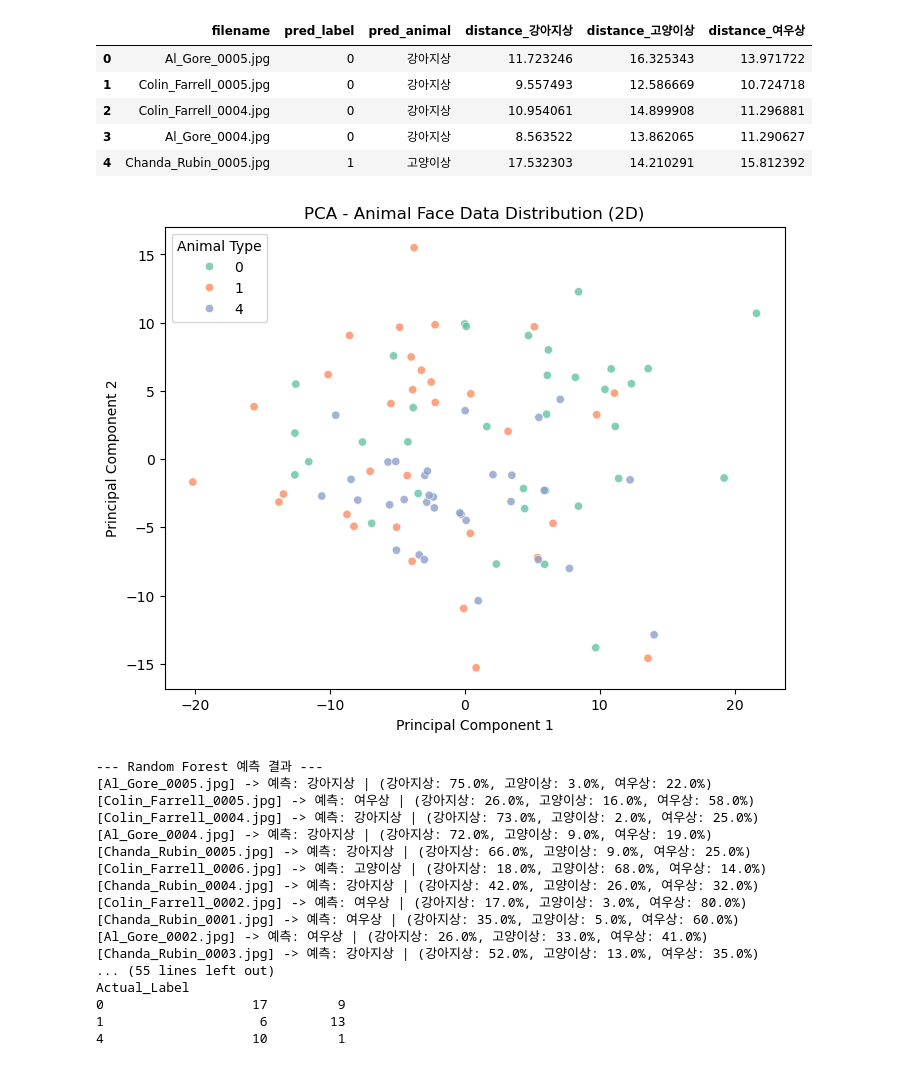
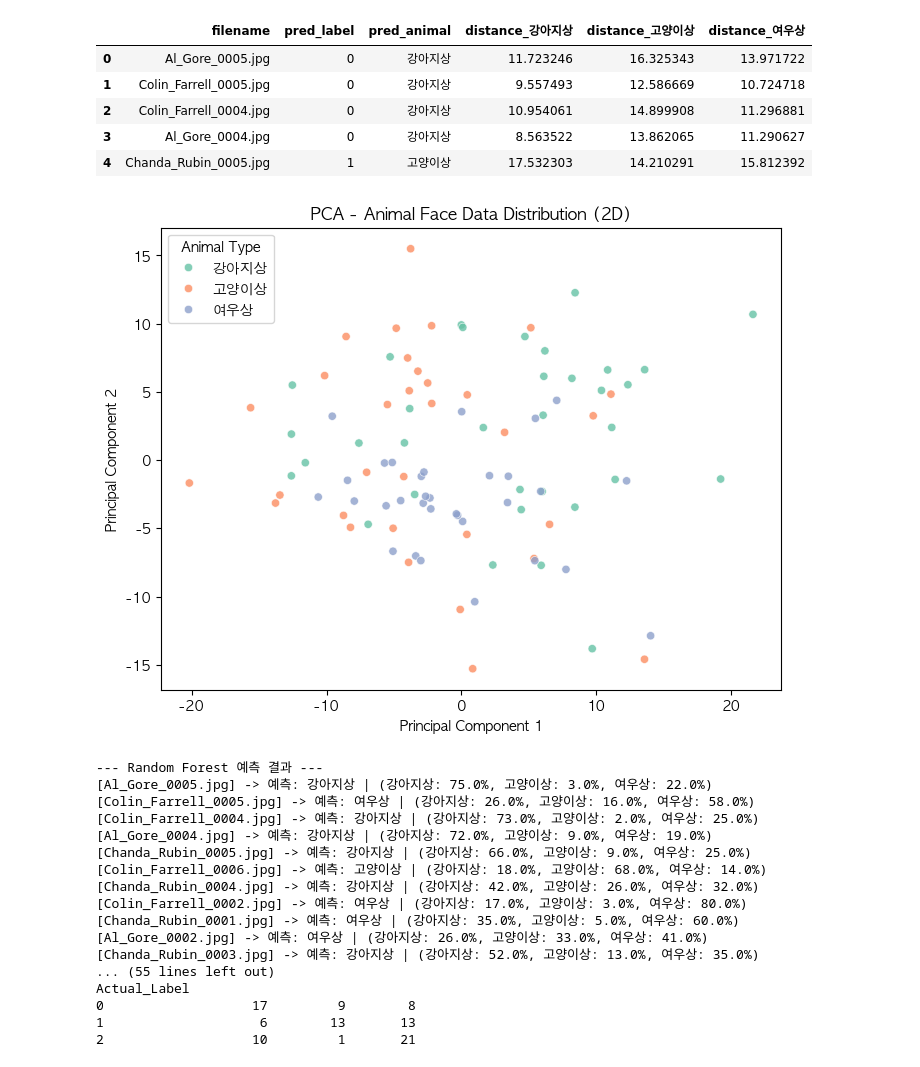
Before and after one commit to HGUSonny/AI_Team5, a Jupyter notebook: Team5.ipynb, the cells around one changed output. Cells and saved outputs as stored; diff of their text form; code cells hidden in the pictures.

```diff
--- a/Team5.ipynb
+++ b/Team5.ipynb
@@ -14,7 +14,7 @@ IMG_SIZE = 64
 LABEL_MAP = {
     "강아지상": 0,
     "고양이상": 1,
-    "여우상": 4
+    "여우상": 2
 }
 
 LABEL_NAME = {value: key for key, value in LABEL_MAP.items()}
@@ -159,9 +159,9 @@ IMG_SIZE = 64
 LABEL_NAME = {
     0: "강아지상",
     1: "고양이상",
-    2: "토끼상",
+    2: "여우상",
     3: "곰상",
-    4: "여우상"
+    4: "토끼상"
 }
 
 DATASET_PATH = Path("./animal_face_dataset.csv")
@@ -318,6 +318,9 @@ from sklearn.cluster import KMeans
 from sklearn.decomposition import PCA
 from sklearn.ensemble import RandomForestClassifier  # 또는 SVM의 SVC
 from sklearn.metrics import classification_report, confusion_matrix
+
+plt.rc('font', family='AppleGothic')
+plt.rcParams['axes.unicode_minus'] = False
 
 df_train = pd.read_csv("./animal_face_dataset.csv")
 df_test = pd.read_csv("./unseen_test_dataset.csv")
@@ -329,6 +332,9 @@ X_train = df_train[pixel_cols].values / 255.0
 y_train = df_train["Label"].values  # 문자열 라벨 또는 인코딩된 라벨
 X_test = df_test[pixel_cols].values / 255.0
 
+name_map = {0: "강아지상", 1: "고양이상", 2: "여우상"}
+cluster_map = {0: "강아지상(예측)", 1: "고양이상(예측)", 2: "여우상(예측)"}
+
 # ==========================================
 # [Task 1] PCA 차원 축소 및 시각화
 # ==========================================
@@ -337,12 +343,15 @@ pca = PCA(n_components=2, random_state=42)
 X_train_pca = pca.fit_transform(X_train)
 X_test_pca = pca.transform(X_test)
 
+# 중요: y_train 배열 안에 들어있는 숫자(0, 1, 2)를 name_map을 이용해 한글 리스트로 미리 변환합니다.
+y_train_kor = [name_map.get(int(val), f"{val}상") for val in y_train]
+
 # 2. PCA 시각화 (산점도)
 plt.figure(figsize=(8, 6))
 sns.scatterplot(
     x=X_train_pca[:, 0],
     y=X_train_pca[:, 1],
-    hue=y_train,
+    hue=y_train_kor,
     palette="Set2",
     alpha=0.8,
 )
@@ -351,9 +360,6 @@ plt.xlabel("Principal Component 1")
 plt.ylabel("Principal Component 2")
 plt.legend(title="Animal Type")
 plt.show()
-
-name_map = {0: "강아지상", 1: "고양이상", 4: "여우상"}
-cluster_map = {0: "강아지상(예측)", 1: "고양이상(예측)", 4: "여우상(예측)"}
 
 # ==========================================
 # [Task 2] 머신러닝 모델 학습 (Random Forest 예시)
@@ -368,44 +374,44 @@ test_probabilities = rf_model.predict_proba(X_test_pca)
 
 print("--- Random Forest 예측 결과 ---")
 for i, filename in enumerate(df_test["Origin_Filename"]):
-    # 1. 모델이 예측한 숫자(0, 1, 4)를 딕셔너리를 거쳐 "강아지상", "고양이상" 등의 한글로 변환합니다.
+    # 1. 모델이 예측한 숫자(0, 1, 2)를 딕셔너리를 거쳐 "강아지상", "고양이상" 등의 한글로 변환합니다.
     pred_num = test_predictions[i]
     pred_animal = name_map.get(int(pred_num), f"{pred_num}상")
 
-    # 2. 확률 목록의 숫자(0, 1, 4)들도 전부 한글 이름으로 치환하여 문자열로 만듭니다.
+    # 2. 확률 목록의 숫자(0, 1, 2)들도 전부 한글 이름으로 치환하여 문자열로 만듭니다.
     prob_list = []
     for cls, prob in zip(rf_model.classes_, test_probabilities[i]):
         kor_cls_name = name_map.get(int(cls), f"{cls}상")  # 숫자를 한글로 변환!
         prob_list.append(f"{kor_cls_name}: {prob*100:.1f}%")
     prob_str = ", ".join(prob_list)
 
     # 최종 결과 출력
     print(f"[{filename}] -> 예측: {pred_animal} | ({prob_str})")
 
 
 # ==========================================
 # [Task 3] 비지도 학습 K-means 군집화 및 타당성 분석
 # ==========================================
 # 동물상 종류 개수(예: 강아지, 고양이, 여우 = 3개)로 군집화
 n_animals = len(df_train["Label"].unique())
 kmeans = KMeans(n_clusters=n_animals, random_state=42)
 cluster_labels = kmeans.fit_predict(X_train_pca)
 
 # 실제 라벨과 교차 테이블(Cross-tabulation)을 만들어 타당성 분석
 df_analysis = pd.DataFrame({"Actual_Label": y_train, "Cluster_ID": cluster_labels})
 
 # 실제 정답 라벨(숫자)을 한글로 변경합니다.
 df_analysis["Actual_Label_Name"] = df_analysis["Actual_Label"].map(name_map)
 
 # 데이터프레임의 Cluster_ID 컬럼을 숫자가 아닌 동물이름으로 일치시킵니다.
 df_analysis["Cluster_Name"] = df_analysis["Cluster_ID"].map(cluster_map)
 
 cross_tab = pd.crosstab(df_analysis["Actual_Label"], df_analysis["Cluster_Name"])
 
 print("\n--- K-means 군집과 실제 동물상 라벨 매칭 타당성 분석 ---")
 print(cross_tab)
 # %% [output]
-[figure, old version]
+[figure, new version]
 --- Random Forest 예측 결과 ---
 [Al_Gore_0005.jpg] -> 예측: 강아지상 | (강아지상: 75.0%, 고양이상: 3.0%, 여우상: 22.0%)
 [Colin_Farrell_0005.jpg] -> 예측: 여우상 | (강아지상: 26.0%, 고양이상: 16.0%, 여우상: 58.0%)
@@ -420,6 +426,6 @@ print(cross_tab)
 [Chanda_Rubin_0003.jpg] -> 예측: 강아지상 | (강아지상: 52.0%, 고양이상: 13.0%, 여우상: 35.0%)
 ... (55 lines left out)
 Actual_Label
-0                   17         9
-1                    6        13
-4                   10         1
+0                   17         9        8
+1                    6        13       13
+2                   10         1       21
```
